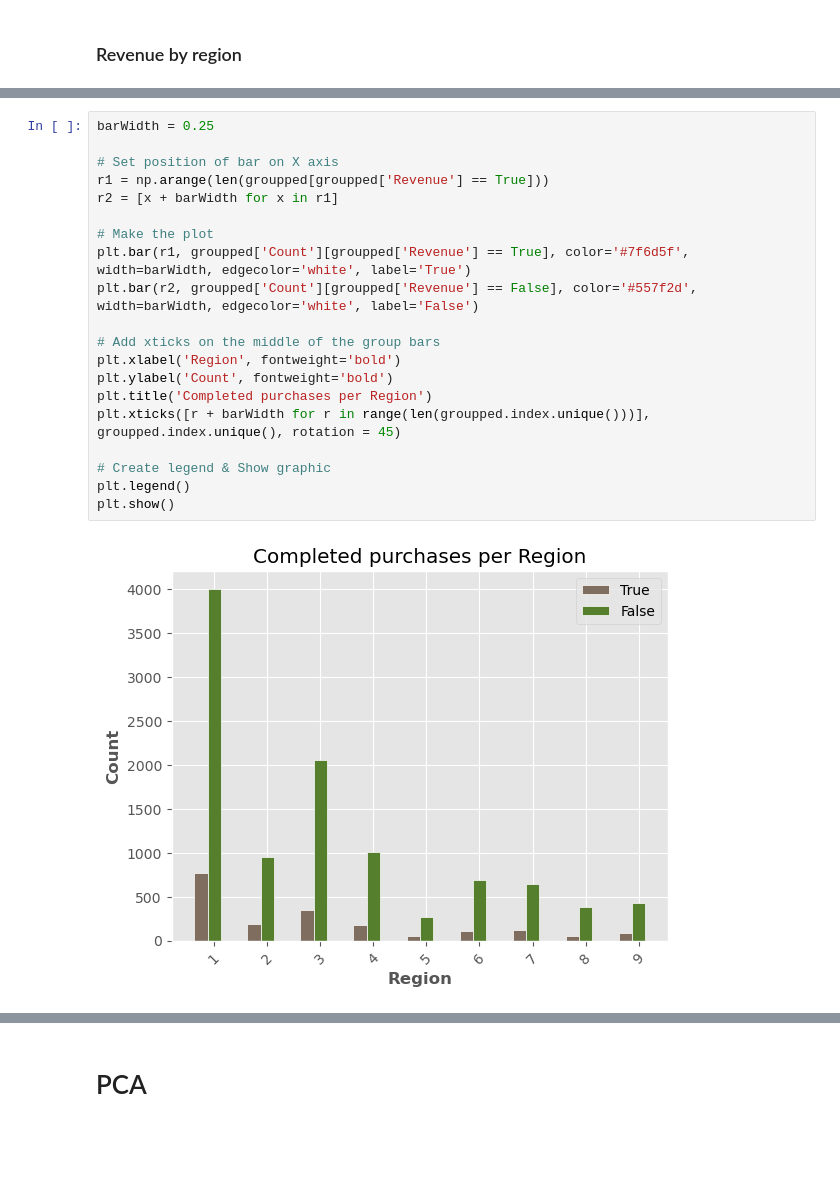
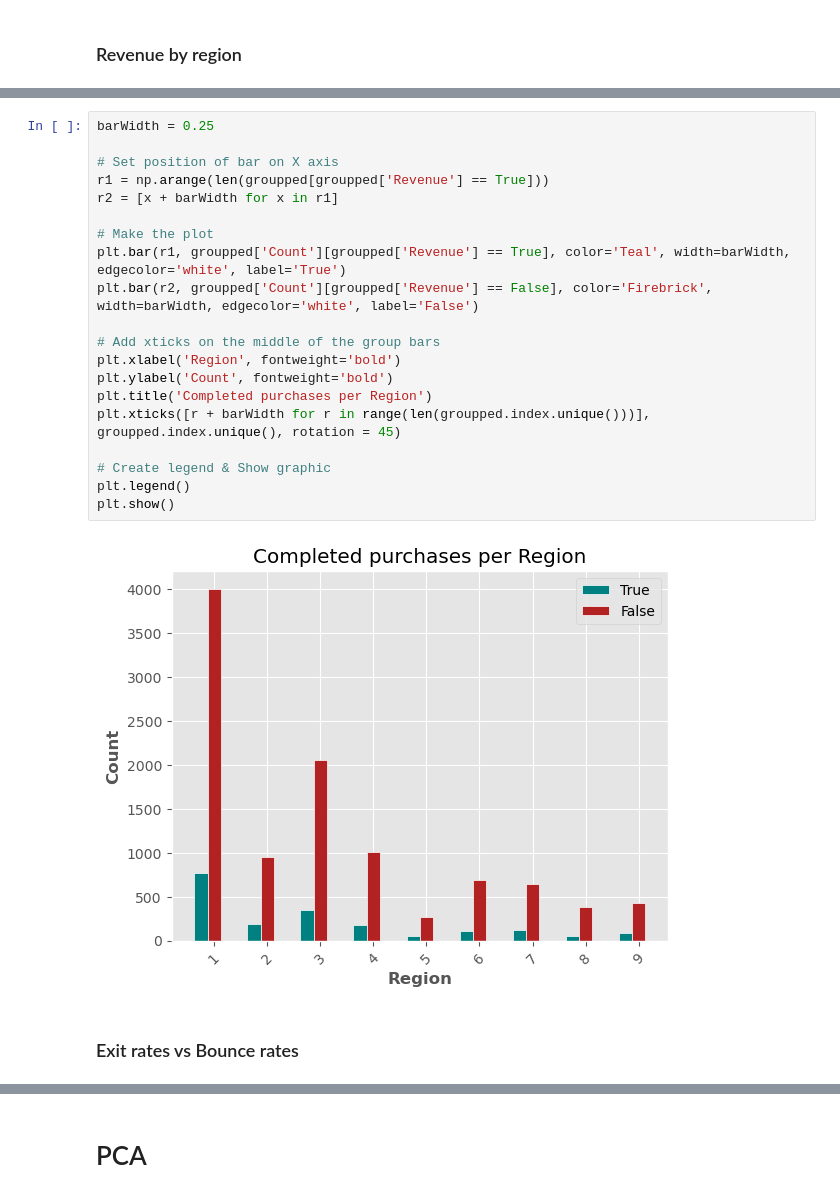
Before and after one commit to isaac-co/online-shopper-intention, a Jupyter notebook: shopper-intention.ipynb, the cells around one changed output, grey strips where cells are left out. Cells and saved outputs as stored; diff of their text form; blank space fills up the shorter version.

```diff
--- a/shopper-intention.ipynb
+++ b/shopper-intention.ipynb
@@ -232,22 +209,24 @@ groupped
 # %%
 barWidth = 0.25
 
 # Set position of bar on X axis
 r1 = np.arange(len(groupped[groupped['Revenue'] == True]))
 r2 = [x + barWidth for x in r1]
 
 # Make the plot
-plt.bar(r1, groupped['Count'][groupped['Revenue'] == True], color='#7f6d5f', width=barWidth, edgecolor='white', label='True')
-plt.bar(r2, groupped['Count'][groupped['Revenue'] == False], color='#557f2d', width=barWidth, edgecolor='white', label='False')
+plt.bar(r1, groupped['Count'][groupped['Revenue'] == True], color='Teal', width=barWidth, edgecolor='white', label='True')
+plt.bar(r2, groupped['Count'][groupped['Revenue'] == False], color='Firebrick', width=barWidth, edgecolor='white', label='False')
 
 # Add xticks on the middle of the group bars
 plt.xlabel('Region', fontweight='bold')
 plt.ylabel('Count', fontweight='bold')
 plt.title('Completed purchases per Region')
 plt.xticks([r + barWidth for r in range(len(groupped.index.unique()))], groupped.index.unique(), rotation = 45)
 
 # Create legend & Show graphic
 plt.legend()
 plt.show()
 # %% [output]
-[figure, old version]
+[figure, new version]
+# %% [markdown]
+### Exit rates vs Bounce rates
```
Also changed, not shown: parts of 28 cells of this notebook.
